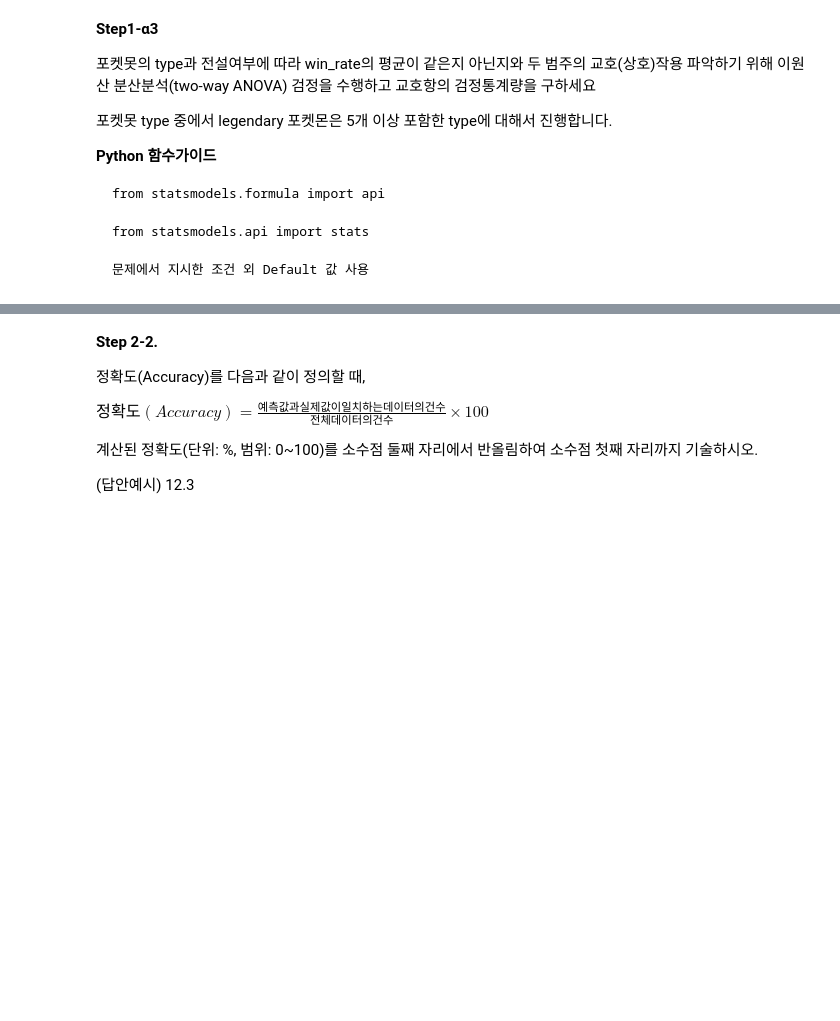
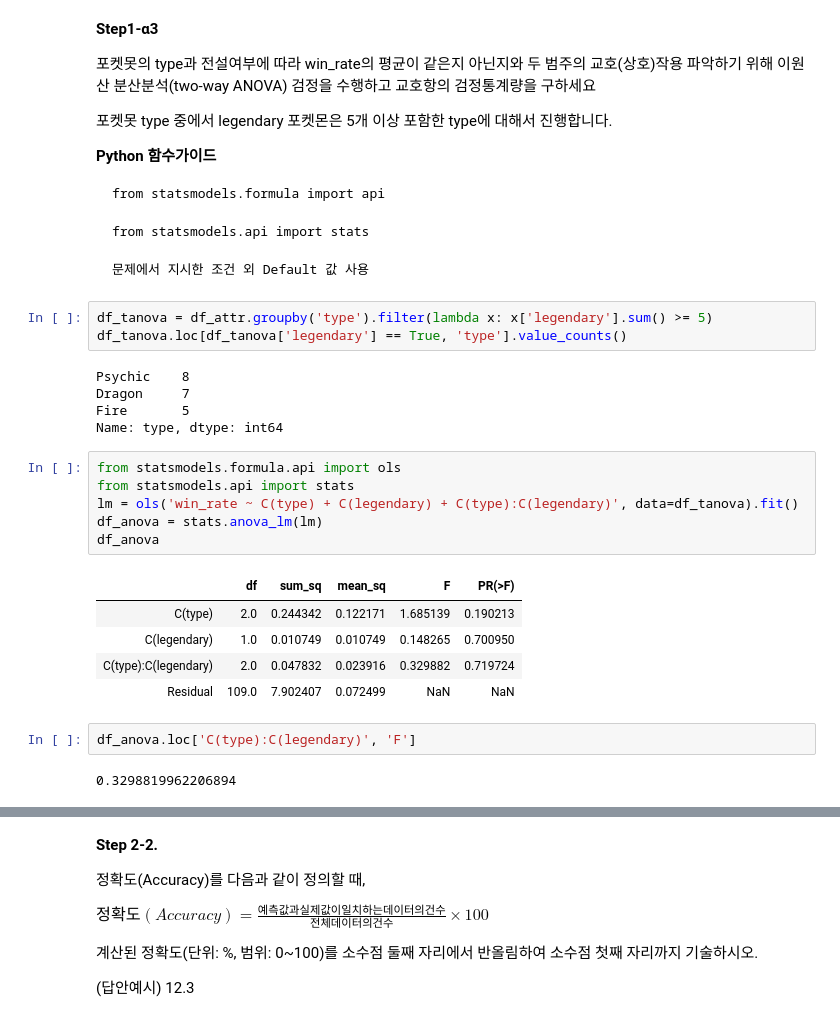
Before and after one commit to sunkusun9/prods_pro, a Jupyter notebook: prof2105_prob1.ipynb, the cells around one changed output, grey strips where cells are left out. Drawn from its saved outputs; the diff is of its cells as text; blank space fills up the shorter version.

````diff
--- a/prof2105_prob1.ipynb
+++ b/prof2105_prob1.ipynb
@@ -346,4 +385,28 @@ from statsmodels.api import stats
 
 문제에서 지시한 조건 외 Default 값 사용
 ```
+# %%
+df_tanova = df_attr.groupby('type').filter(lambda x: x['legendary'].sum() >= 5)
+df_tanova.loc[df_tanova['legendary'] == True, 'type'].value_counts()
+# %% [output]
+Psychic    8
+Dragon     7
+Fire       5
+Name: type, dtype: int64
+# %%
+from statsmodels.formula.api import ols
+from statsmodels.api import stats
+lm = ols('win_rate ~ C(type) + C(legendary) + C(type):C(legendary)', data=df_tanova).fit()
+df_anova = stats.anova_lm(lm)
+df_anova
+# %% [output]
+|  | df | sum_sq | mean_sq | F | PR(>F) |
+| C(type) | 2.0 | 0.244342 | 0.122171 | 1.685139 | 0.190213 |
+| C(legendary) | 1.0 | 0.010749 | 0.010749 | 0.148265 | 0.700950 |
+| C(type):C(legendary) | 2.0 | 0.047832 | 0.023916 | 0.329882 | 0.719724 |
+| Residual | 109.0 | 7.902407 | 0.072499 | NaN | NaN |
+# %%
+df_anova.loc['C(type):C(legendary)', 'F']
+# %% [output]
+0.3298819962206894
 # %% [markdown]
````
Also changed, not shown: parts of 17 cells of this notebook.
